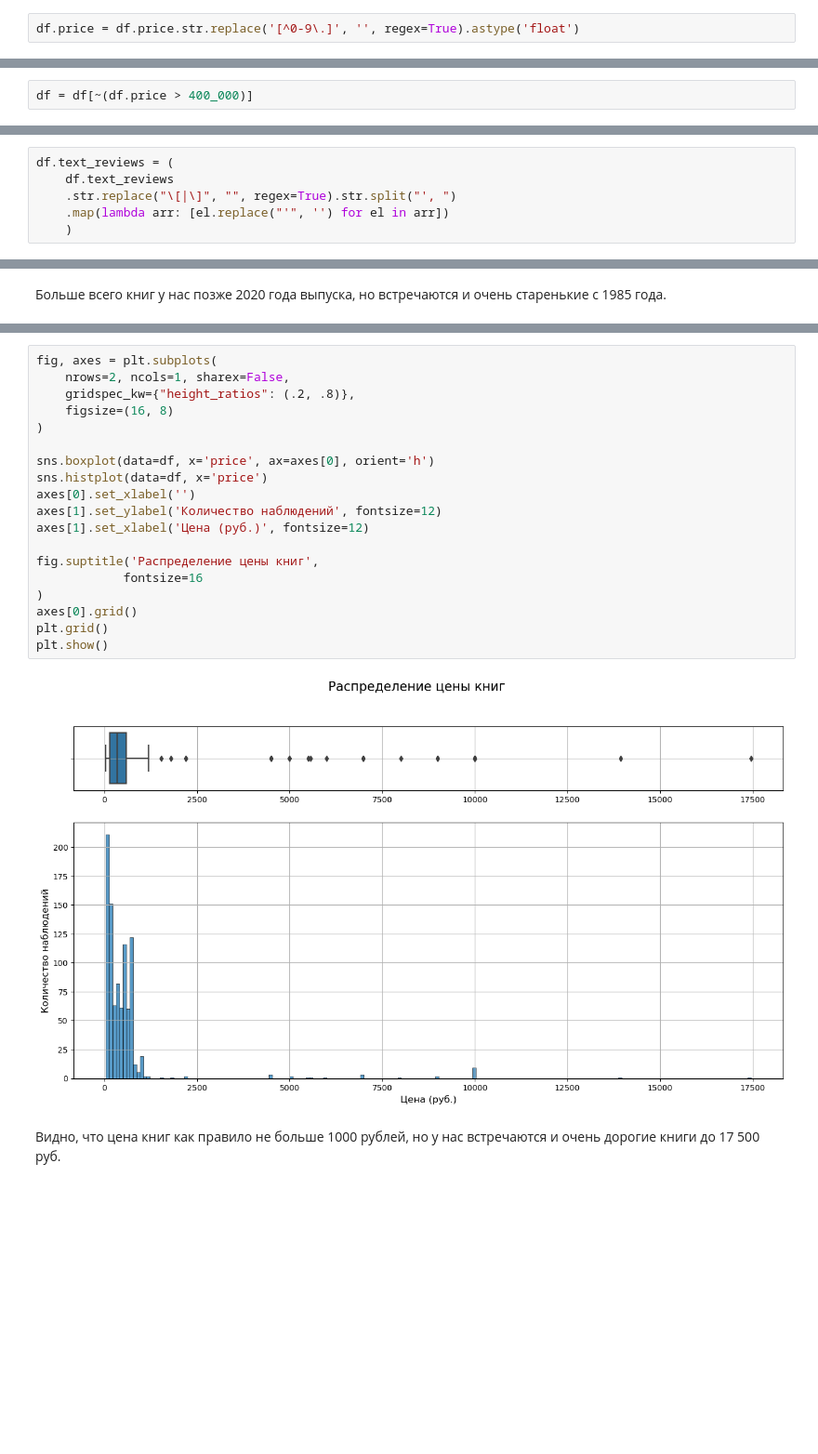
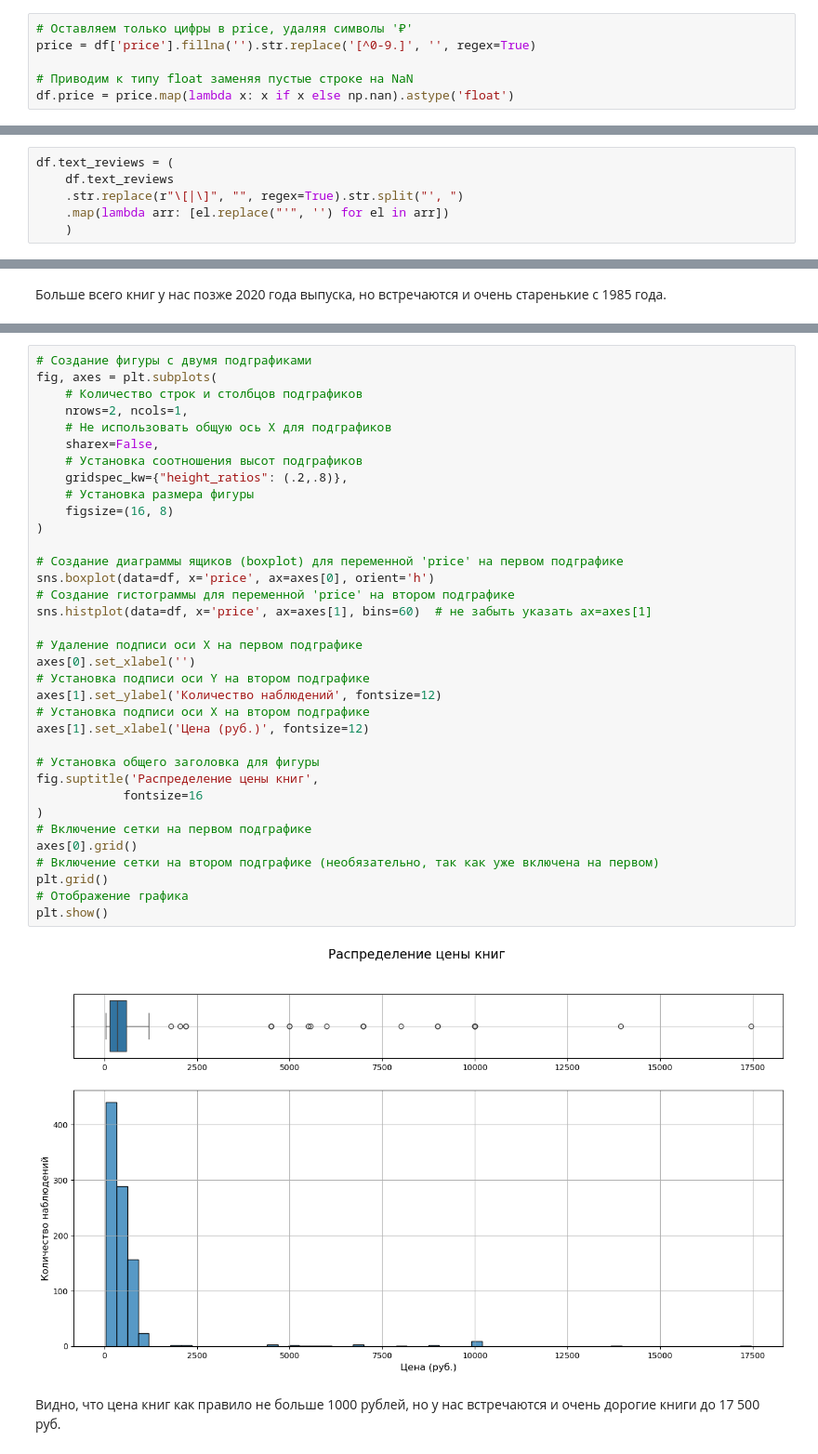
Before and after one commit to KuBaN658/test_task, a Jupyter notebook: Распределительный_тест,_ИИ,_задача_6.ipynb, the cells around one changed output, grey strips where cells are left out. Shown at 93% size. Cells and saved outputs as stored; diff of their text form; blank space fills up the shorter version.

```diff
--- a/Распределительный_тест,_ИИ,_задача_6.ipynb
+++ b/Распределительный_тест,_ИИ,_задача_6.ipynb
@@ -348,8 +351,12 @@ memory usage: 82.6+ KB
 df.rating = df.rating.str.replace(',', '.').astype('float')
 # %% [markdown]
 В столбце с ценой отбросим знак рубля и приведем к типу `float`.
-# %%
-df.price = df.price.str.replace('[^0-9\.]', '', regex=True).astype('float')
+# %%
+# Оставляем только цифры в price, удаляя символы '₽'
+price = df['price'].fillna('').str.replace('[^0-9.]', '', regex=True)
+
+# Приводим к типу float заменяя пустые строке на NaN
+df.price = price.map(lambda x: x if x else np.nan).astype('float')
 # %% [markdown]
 Чтобы привести год к целому типу придется наблюдения со строкой 'Нет данных' заменить на ноль.
 # %%
@@ -385,5 +383,3 @@ df[df.price > 400_000]
-# %%
-df = df[~(df.price > 400_000)]
 # %%
 df.describe(include='object')
 # %% [output]
@@ -445,7 +441,7 @@ df.sort_values(by='review_count', ascending=False)[:10]
 # %%
 df.text_reviews = (
     df.text_reviews
-    .str.replace("\[|\]", "", regex=True).str.split("', ")
+    .str.replace(r"\[|\]", "", regex=True).str.split("', ")
     .map(lambda arr: [el.replace("'", '') for el in arr])
     )
 # %% [markdown]
@@ -507,23 +532,39 @@ plt.show()
 # %%
+# Создание фигуры с двумя подграфиками
 fig, axes = plt.subplots(
-    nrows=2, ncols=1, sharex=False,
-    gridspec_kw={"height_ratios": (.2, .8)},
+    # Количество строк и столбцов подграфиков
+    nrows=2, ncols=1,
+    # Не использовать общую ось X для подграфиков
+    sharex=False,
+    # Установка соотношения высот подграфиков
+    gridspec_kw={"height_ratios": (.2,.8)},
+    # Установка размера фигуры
     figsize=(16, 8)
 )
 
+# Создание диаграммы ящиков (boxplot) для переменной 'price' на первом подграфике
 sns.boxplot(data=df, x='price', ax=axes[0], orient='h')
-sns.histplot(data=df, x='price')
+# Создание гистограммы для переменной 'price' на втором подграфике
+sns.histplot(data=df, x='price', ax=axes[1], bins=60)  # не забыть указать ax=axes[1]
+
+# Удаление подписи оси X на первом подграфике
 axes[0].set_xlabel('')
+# Установка подписи оси Y на втором подграфике
 axes[1].set_ylabel('Количество наблюдений', fontsize=12)
+# Установка подписи оси X на втором подграфике
 axes[1].set_xlabel('Цена (руб.)', fontsize=12)
 
+# Установка общего заголовка для фигуры
 fig.suptitle('Распределение цены книг',
             fontsize=16
 )
+# Включение сетки на первом подграфике
 axes[0].grid()
+# Включение сетки на втором подграфике (необязательно, так как уже включена на первом)
 plt.grid()
+# Отображение графика
 plt.show()
 # %% [output]
-[figure, old version]
+[figure, new version]
 # %% [markdown]
 Видно, что цена книг как правило не больше 1000 рублей, но у нас встречаются и очень дорогие книги до 17 500 руб.
```
Also changed, not shown: parts of 37 cells of this notebook, 1 other file.
